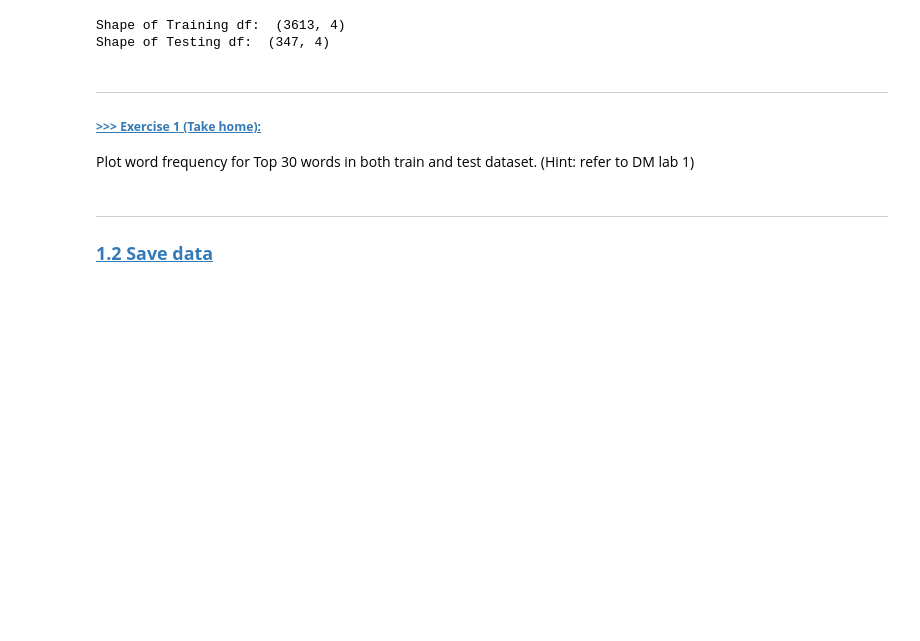
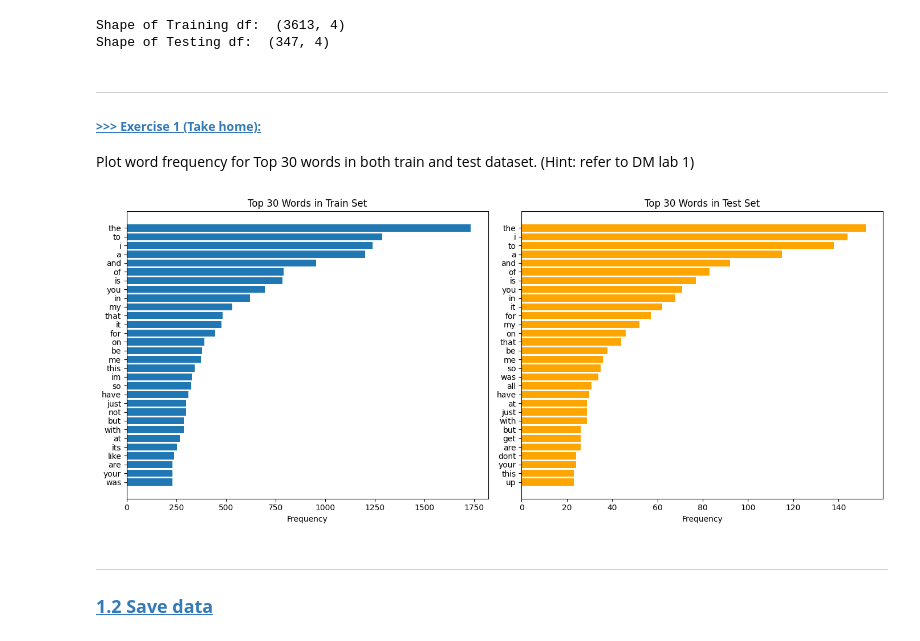
Before and after one commit to r0wan1ooo5/DM2025-Lab2-Exercise, a Jupyter notebook: DM2025-Lab2-Master-Phase_1.ipynb, the cells around one changed output. Saved outputs shown, nothing was run; the diff lists cells and outputs as text; code cells hidden in the pictures; blank space fills up the shorter version.

```diff
--- a/DM2025-Lab2-Master-Phase_1.ipynb
+++ b/DM2025-Lab2-Master-Phase_1.ipynb
@@ -147,3 +147,52 @@ Plot word frequency for Top 30 words in both train and test dataset. (Hint: refe
+# %%
+# Answer here
+
+import pandas as pd
+import matplotlib.pyplot as plt
+from collections import Counter
+import re
+
+
+# clean text function
+def clean_text(text):
+    text = text.lower()
+    text = re.sub(r'[^a-z\s]', '', text)  # 移除非字母字元
+    return text
+
+# high frequency words
+def get_word_freq(df, column='text', top_n=30):
+    all_words = []
+    for t in df[column]:
+        words = clean_text(str(t)).split()
+        all_words.extend(words)
+    word_counts = Counter(all_words)
+    return word_counts.most_common(top_n)
+
+top_train = get_word_freq(train_df)
+top_test = get_word_freq(test_df)
+
+
+train_words, train_freqs = zip(*top_train)
+test_words, test_freqs = zip(*top_test)
+
+plt.figure(figsize=(14, 6))
+
+# --- Train ---
+plt.subplot(1, 2, 1)
+plt.barh(train_words[::-1], train_freqs[::-1])
+plt.title('Top 30 Words in Train Set')
+plt.xlabel('Frequency')
+
+# --- Test ---
+plt.subplot(1, 2, 2)
+plt.barh(test_words[::-1], test_freqs[::-1], color='orange')
+plt.title('Top 30 Words in Test Set')
+plt.xlabel('Frequency')
+
+plt.tight_layout()
+plt.show()
+# %% [output]
+[figure, added]
 # %% [markdown]
 ---
 ### <a id='toc1_5_2_'></a>[**1.2 Save data**](#toc0_)
```
Also changed, not shown: parts of 50 cells of this notebook.
